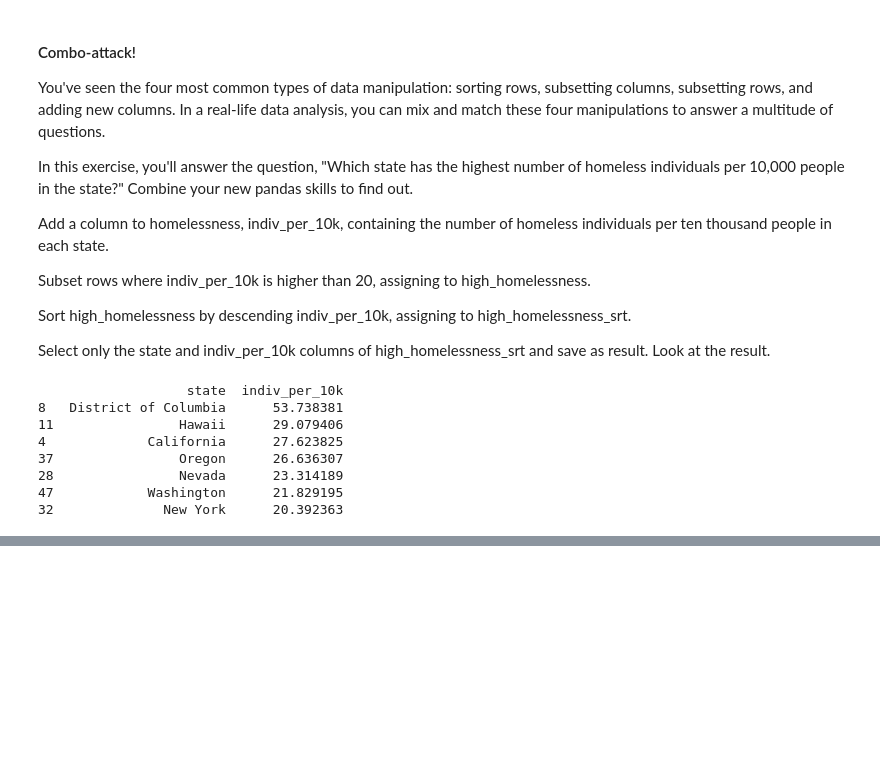
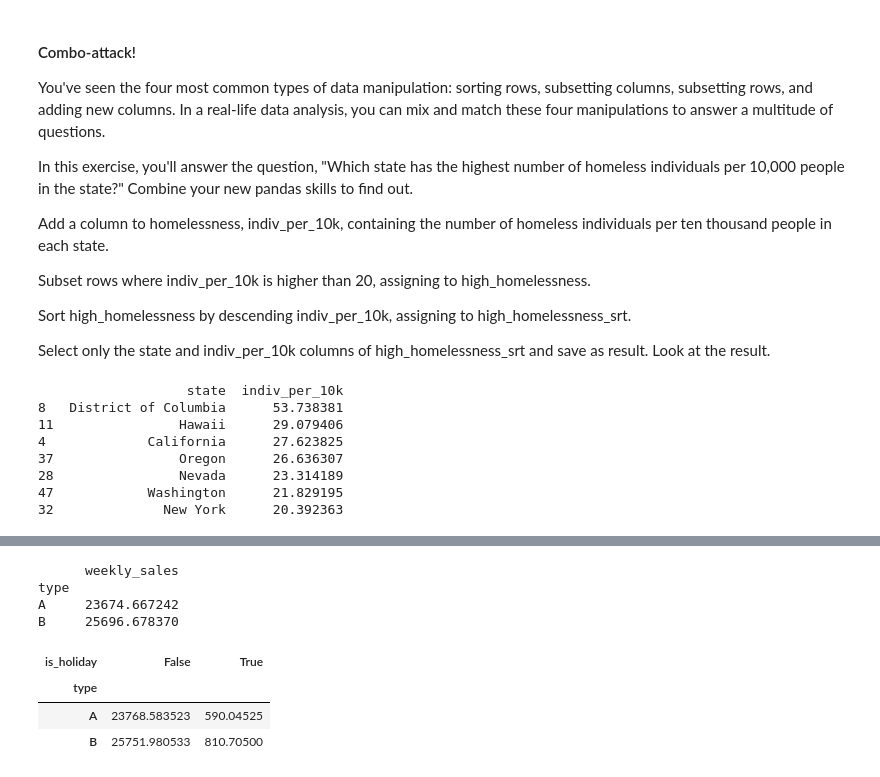
Before and after one commit to Code-Pizza/PythonDataScienceDataCamp, a Jupyter notebook: Data Manipulation with Pandas/Data Manipulation with Pandas.ipynb, the cells around one changed output, grey strips where cells are left out. Cells and saved outputs as stored; diff of their text form; code cells hidden in the pictures; blank space fills up the shorter version.

```diff
--- a/Data Manipulation with Pandas/Data Manipulation with Pandas.ipynb
+++ b/Data Manipulation with Pandas/Data Manipulation with Pandas.ipynb
@@ -475,0 +1001,26 @@ print(result)
+# %%
+# Pivot for mean weekly_sales for each store type
+mean_sales_by_type = sales.pivot_table(values = "weekly_sales", index = "type")
+
+# Print mean_sales_by_type
+print(mean_sales_by_type)
+
+# Pivot for mean and median weekly_sales for each store type
+mean_med_sales_by_type = sales.pivot_table(values = "weekly_sales", index = "type", aggfunc = [np.mean, np.median])
+
+# Print mean_med_sales_by_type
+print(mean_med_sales_by_type)
+# Pivot for mean weekly_sales by store type and holiday
+mean_sales_by_type_holiday = sales.pivot_table(values = "weekly_sales", index = "type", columns = "is_holiday" )
+
+# Print mean_sales_by_type_holiday
+print(mean_sales_by_type_holiday)
+# %% [output]
+      weekly_sales
+type
+A     23674.667242
+B     25696.678370
+| is_holiday | False | True |
+| type |  |  |
+| A | 23768.583523 | 590.04525 |
+| B | 25751.980533 | 810.70500 |
```
Also changed, not shown: parts of 24 cells of this notebook, 2 other files.
